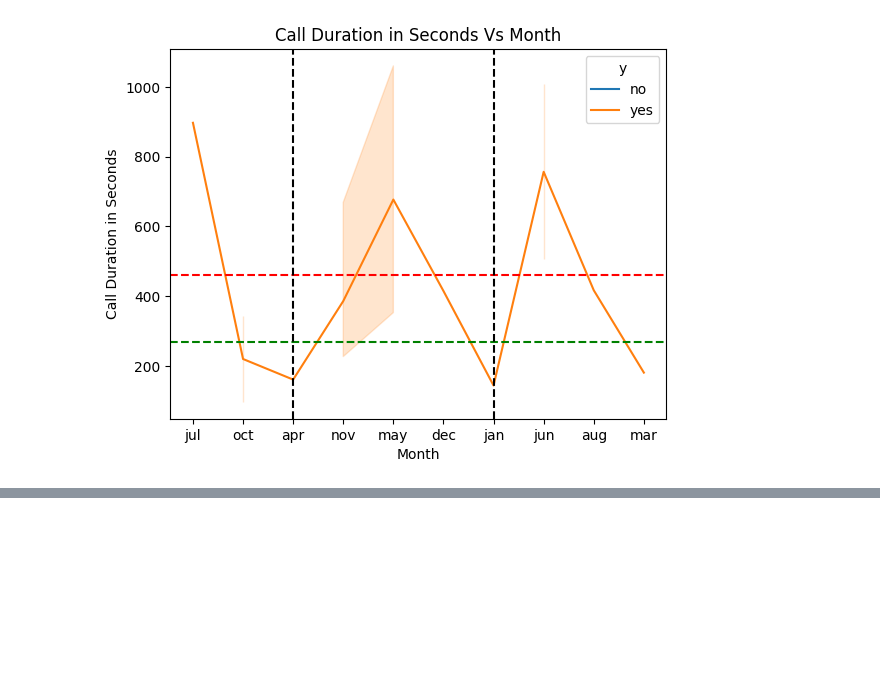
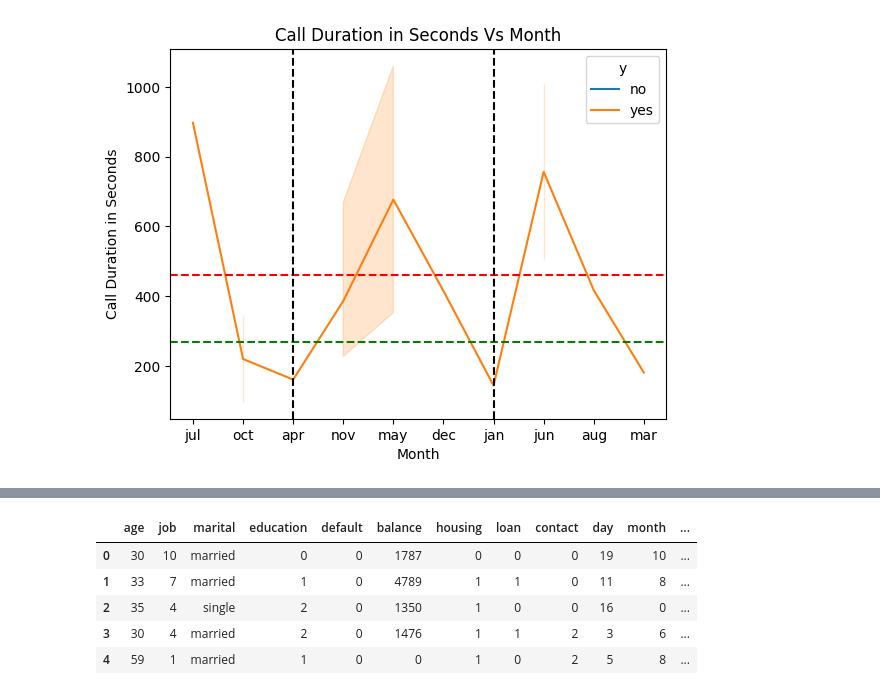
Before and after one commit to mihir0804/DataScience, a Jupyter notebook: Case_Study_02_Bank_TeleMarketing.ipynb, the cells around one changed output, grey strips where cells are left out. Cells and saved outputs as stored; diff of their text form; code cells hidden in the pictures; blank space fills up the shorter version.

```diff
--- a/Case_Study_02_Bank_TeleMarketing.ipynb
+++ b/Case_Study_02_Bank_TeleMarketing.ipynb
@@ -272,0 +346,25 @@ divorced=df[(df['marital'] == 'divorced') & (df['y'] == 'no')]
+# %%
+from sklearn.preprocessing import LabelEncoder
+
+le = LabelEncoder()
+
+df['job'] = le.fit_transform(df['job'])
+df['Marital'] = le .fit_transform(df['marital'])
+df['education'] = le.fit_transform(df['education'])
+df['default'] = le.fit_transform(df['default'])
+df['housing'] = le.fit_transform(df['housing'])
+df['loan'] = le.fit_transform(df['loan'])
+df['contact'] = le.fit_transform(df['contact'])
+df['month'] = le.fit_transform(df['month'])
+df['poutcome'] = le.fit_transform(df['poutcome'])
+
+# Encoding Target Column Separately
+df['y'] = df['y'].replace({'yes':1,'no':0})
+df.head()
+# %% [output]
+|  | age | job | marital | education | default | balance | housing | loan | contact | day | month | ... |
+| 0 | 30 | 10 | married | 0 | 0 | 1787 | 0 | 0 | 0 | 19 | 10 | ... |
+| 1 | 33 | 7 | married | 1 | 0 | 4789 | 1 | 1 | 0 | 11 | 8 | ... |
+| 2 | 35 | 4 | single | 2 | 0 | 1350 | 1 | 0 | 0 | 16 | 0 | ... |
+| 3 | 30 | 4 | married | 2 | 0 | 1476 | 1 | 1 | 2 | 3 | 6 | ... |
+| 4 | 59 | 1 | married | 1 | 0 | 0 | 1 | 0 | 2 | 5 | 8 | ... |
```
Also changed, not shown: parts of 13 cells of this notebook.
